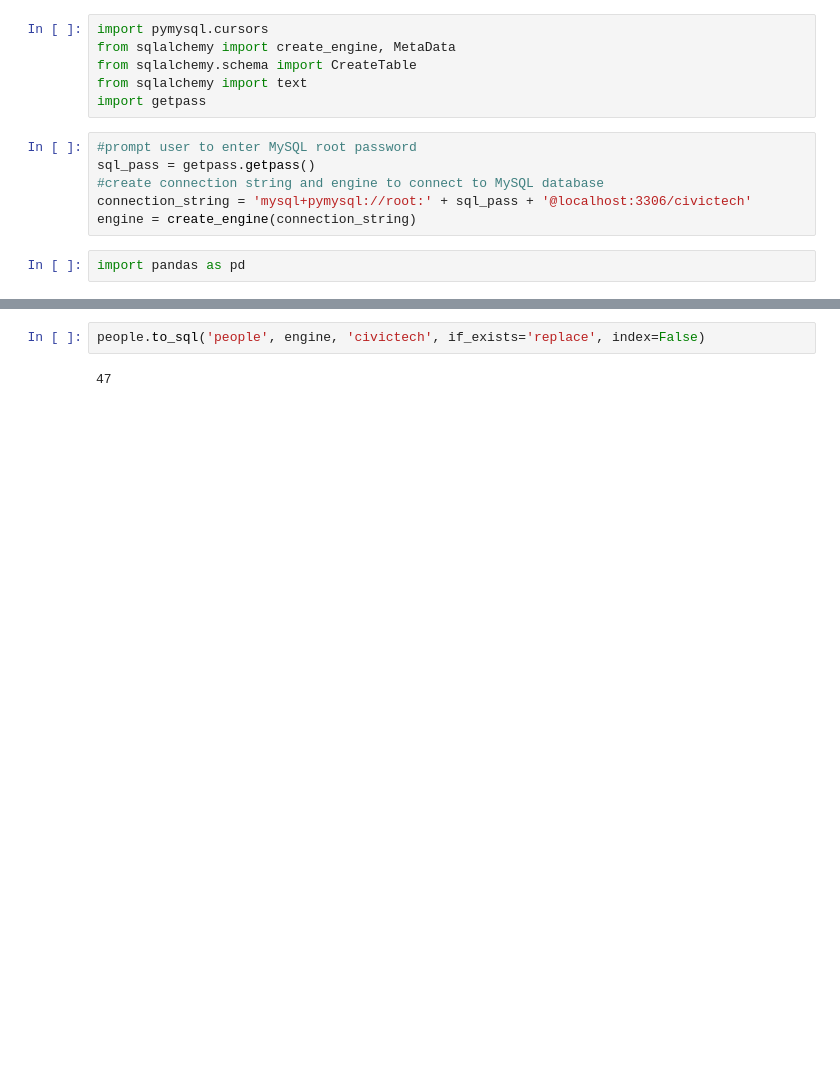
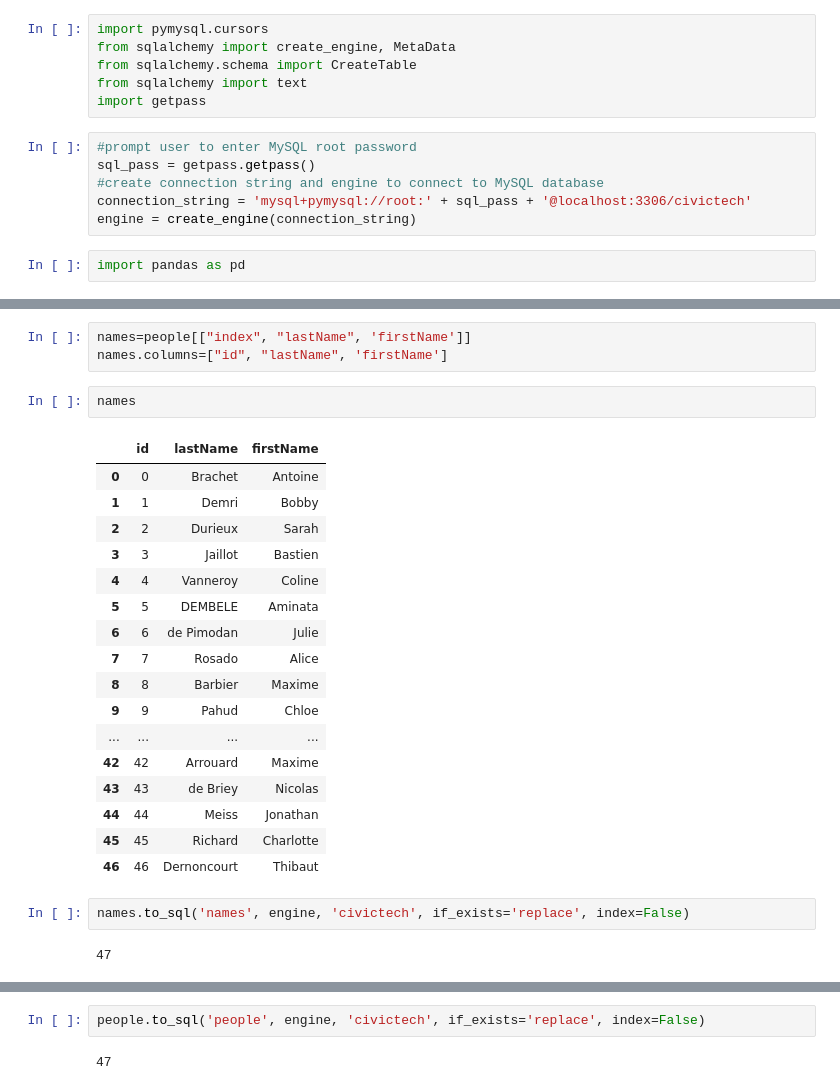
Before and after one commit to tatdef/IH_final_project, a Jupyter notebook: going_to_sql.ipynb, the cells around one changed output, grey strips where cells are left out. Saved outputs shown, nothing was run; the diff lists cells and outputs as text; blank space fills up the shorter version.

```diff
--- a/going_to_sql.ipynb
+++ b/going_to_sql.ipynb
@@ -25,0 +26,27 @@ people.head()
+# %%
+names=people[["index", "lastName", 'firstName']]
+names.columns=["id", "lastName", 'firstName']
+# %%
+names
+# %% [output]
+|  | id | lastName | firstName |
+| 0 | 0 | Brachet | Antoine |
+| 1 | 1 | Demri | Bobby |
+| 2 | 2 | Durieux | Sarah |
+| 3 | 3 | Jaillot | Bastien |
+| 4 | 4 | Vanneroy | Coline |
+| 5 | 5 | DEMBELE | Aminata |
+| 6 | 6 | de Pimodan | Julie |
+| 7 | 7 | Rosado | Alice |
+| 8 | 8 | Barbier | Maxime |
+| 9 | 9 | Pahud | Chloe |
+| ... | ... | ... | ... |
+| 42 | 42 | Arrouard | Maxime |
+| 43 | 43 | de Briey | Nicolas |
+| 44 | 44 | Meiss | Jonathan |
+| 45 | 45 | Richard | Charlotte |
+| 46 | 46 | Dernoncourt | Thibaut |
+# %%
+names.to_sql('names', engine, 'civictech', if_exists='replace', index=False)
+# %% [output]
+47
```
Also changed, not shown: parts of 24 cells of this notebook, 5 other files.
